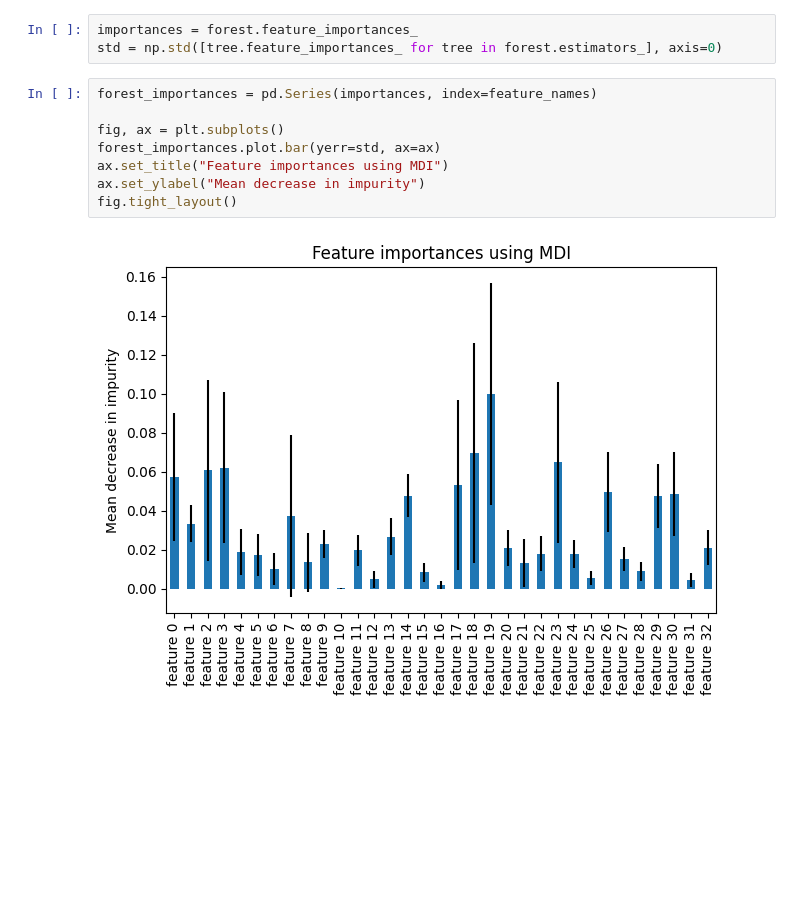
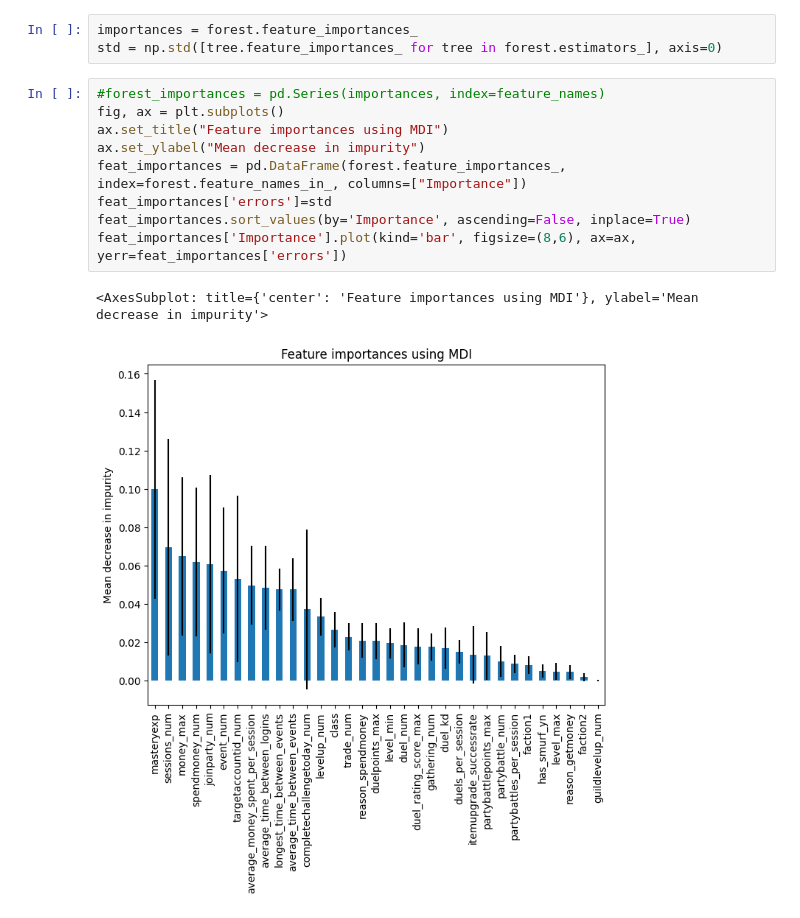
Before and after one commit to THKoeln-DIS29/2022-dis29-team4, a Jupyter notebook: feature_importance_cross_val_f1_tree.ipynb, the cells around one changed output. Drawn from its saved outputs; the diff is of its cells as text; blank space fills up the shorter version.

```diff
--- a/feature_importance_cross_val_f1_tree.ipynb
+++ b/feature_importance_cross_val_f1_tree.ipynb
@@ -97,12 +191,14 @@ RandomForestClassifier(random_state=0)
 importances = forest.feature_importances_
 std = np.std([tree.feature_importances_ for tree in forest.estimators_], axis=0)
 # %%
-forest_importances = pd.Series(importances, index=feature_names)
-
+#forest_importances = pd.Series(importances, index=feature_names)
 fig, ax = plt.subplots()
-forest_importances.plot.bar(yerr=std, ax=ax)
 ax.set_title("Feature importances using MDI")
 ax.set_ylabel("Mean decrease in impurity")
-fig.tight_layout()
+feat_importances = pd.DataFrame(forest.feature_importances_, index=forest.feature_names_in_, columns=["Importance"])
+feat_importances['errors']=std
+feat_importances.sort_values(by='Importance', ascending=False, inplace=True)
+feat_importances['Importance'].plot(kind='bar', figsize=(8,6), ax=ax, yerr=feat_importances['errors'])
 # %% [output]
+<AxesSubplot: title={'center': 'Feature importances using MDI'}, ylabel='Mean decrease in impurity'>
-[figure, old version]
+[figure, new version]
```
Also changed, not shown: parts of 32 cells of this notebook.
